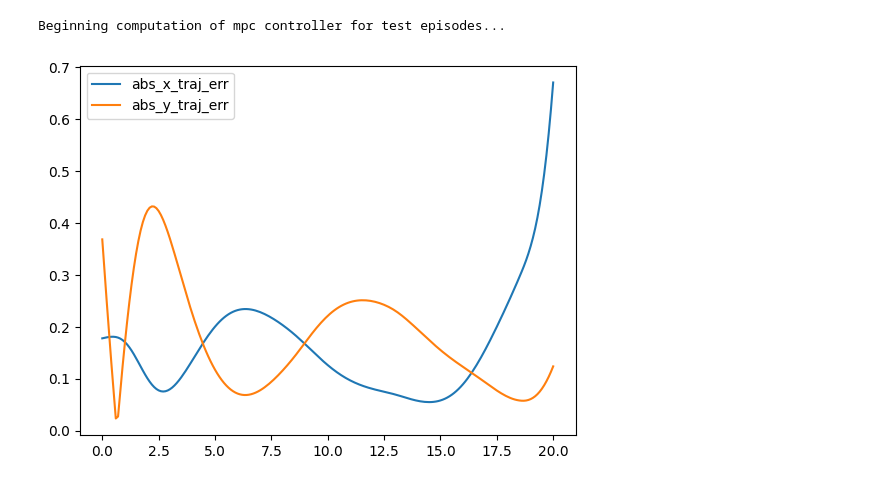
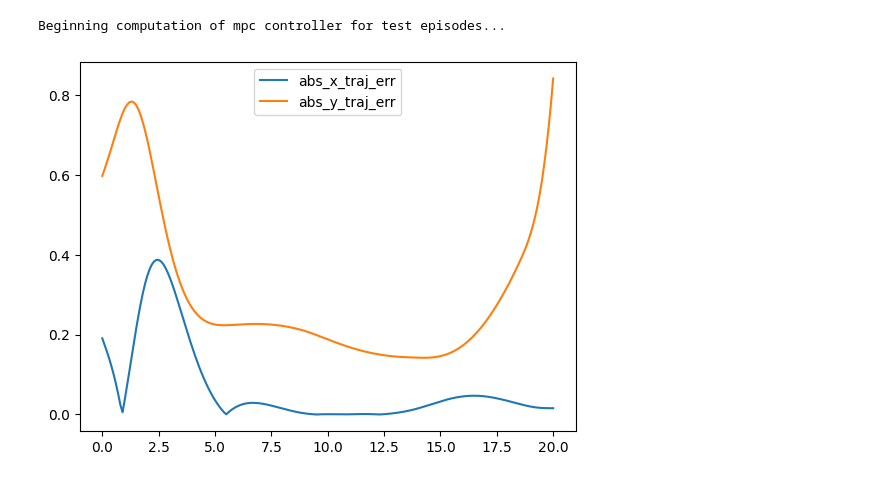
Before and after one commit to planetaryeclipse/research-geo-diff-opt-layer, a Jupyter notebook: geo_diff_opt_layer_ml/util/nominal_mpc_generation.ipynb, the cells around one changed output. Saved outputs shown, nothing was run; the diff lists cells and outputs as text; code cells hidden in the pictures.

```diff
--- a/geo_diff_opt_layer_ml/util/nominal_mpc_generation.ipynb
+++ b/geo_diff_opt_layer_ml/util/nominal_mpc_generation.ipynb
@@ -282,15 +282,15 @@ for i in range(num_train_results + num_test_results):
         f.attrs["num_mpc_steps"] = num_mpc_steps
         f.attrs["mpc_dt"] = mpc_dt
 # %%
-err = train_episodes_results[2][2]  # trajectory error
+err = train_episodes_results[0][2]  # trajectory error
 
 fig, ax = plt.subplots(1, 1)
 
-ax.plot(train_episodes_subset[2]["t_traj"], abs(err[:, 0]), label="abs_x_traj_err")
-ax.plot(train_episodes_subset[2]["t_traj"], np.abs(err[:, 1]), label="abs_y_traj_err")
+ax.plot(train_episodes_subset[0]["t_traj"], abs(err[:, 0]), label="abs_x_traj_err")
+ax.plot(train_episodes_subset[0]["t_traj"], np.abs(err[:, 1]), label="abs_y_traj_err")
 
 ax.legend()
 
 plt.show()
 # %% [output]
-[figure, old version]
+[figure, new version]
```
Also changed, not shown: parts of 3 cells of this notebook, 5 other files.
